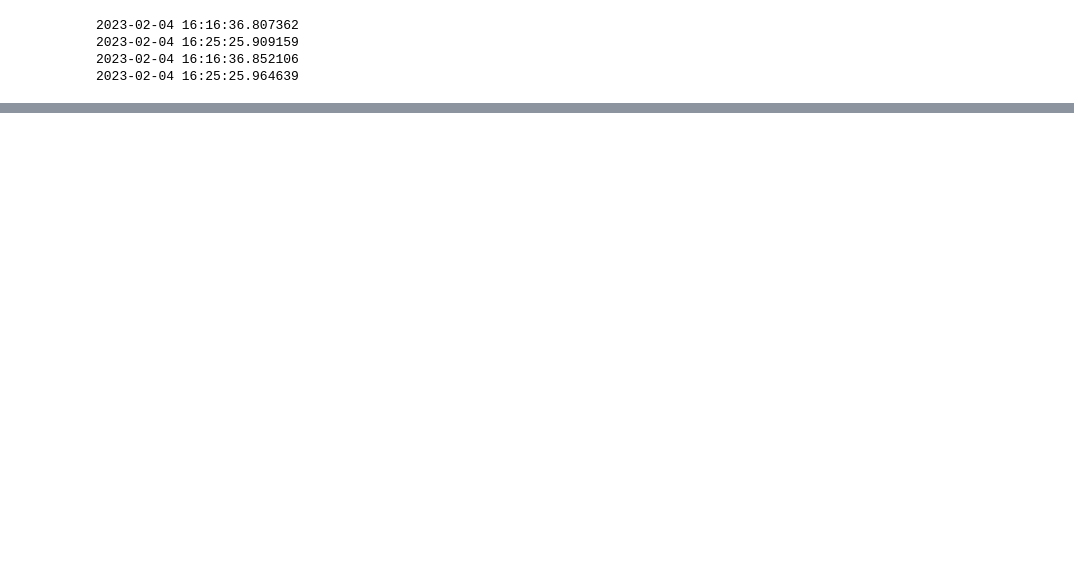
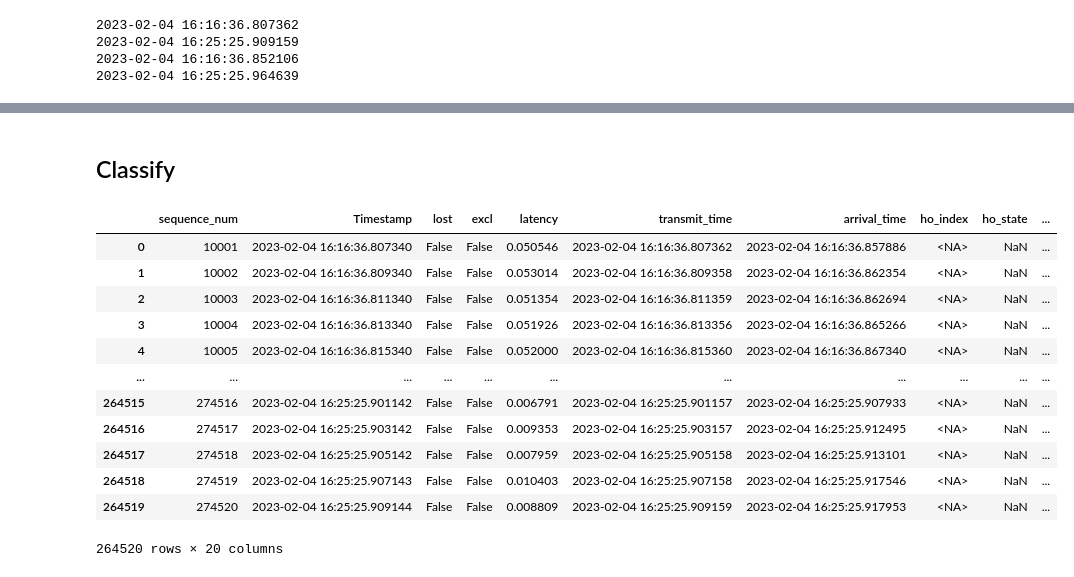
Before and after one commit to mollyy0514/wmnl-handoff-research, a Jupyter notebook: code-test/handover_classify.ipynb, the cells around one changed output, grey strips where cells are left out. Cells and saved outputs as stored; diff of their text form; code cells hidden in the pictures; blank space fills up the shorter version.

```diff
--- a/code-test/handover_classify.ipynb
+++ b/code-test/handover_classify.ipynb
@@ -742,0 +689,2 @@ df.to_csv('test.csv')
+# %% [markdown]
+## Classify
@@ -742,0 +711,18 @@ df.to_csv('test.csv')
+# %%
+df = pd.read_pickle('ho_classify_ul_example.pkl')
+# %%
+df
+# %% [output]
+|  | sequence_num | Timestamp | lost | excl | latency | transmit_time | arrival_time | ho_index | ho_state | ... |
+| 0 | 10001 | 2023-02-04 16:16:36.807340 | False | False | 0.050546 | 2023-02-04 16:16:36.807362 | 2023-02-04 16:16:36.857886 | <NA> | NaN | ... |
+| 1 | 10002 | 2023-02-04 16:16:36.809340 | False | False | 0.053014 | 2023-02-04 16:16:36.809358 | 2023-02-04 16:16:36.862354 | <NA> | NaN | ... |
+| 2 | 10003 | 2023-02-04 16:16:36.811340 | False | False | 0.051354 | 2023-02-04 16:16:36.811359 | 2023-02-04 16:16:36.862694 | <NA> | NaN | ... |
+| 3 | 10004 | 2023-02-04 16:16:36.813340 | False | False | 0.051926 | 2023-02-04 16:16:36.813356 | 2023-02-04 16:16:36.865266 | <NA> | NaN | ... |
+| 4 | 10005 | 2023-02-04 16:16:36.815340 | False | False | 0.052000 | 2023-02-04 16:16:36.815360 | 2023-02-04 16:16:36.867340 | <NA> | NaN | ... |
+| ... | ... | ... | ... | ... | ... | ... | ... | ... | ... | ... |
+| 264515 | 274516 | 2023-02-04 16:25:25.901142 | False | False | 0.006791 | 2023-02-04 16:25:25.901157 | 2023-02-04 16:25:25.907933 | <NA> | NaN | ... |
+| 264516 | 274517 | 2023-02-04 16:25:25.903142 | False | False | 0.009353 | 2023-02-04 16:25:25.903157 | 2023-02-04 16:25:25.912495 | <NA> | NaN | ... |
+| 264517 | 274518 | 2023-02-04 16:25:25.905142 | False | False | 0.007959 | 2023-02-04 16:25:25.905158 | 2023-02-04 16:25:25.913101 | <NA> | NaN | ... |
+| 264518 | 274519 | 2023-02-04 16:25:25.907143 | False | False | 0.010403 | 2023-02-04 16:25:25.907158 | 2023-02-04 16:25:25.917546 | <NA> | NaN | ... |
+| 264519 | 274520 | 2023-02-04 16:25:25.909144 | False | False | 0.008809 | 2023-02-04 16:25:25.909159 | 2023-02-04 16:25:25.917953 | <NA> | NaN | ... |
+264520 rows × 20 columns
```
Also changed, not shown: parts of 35 cells of this notebook, 5 other files.
